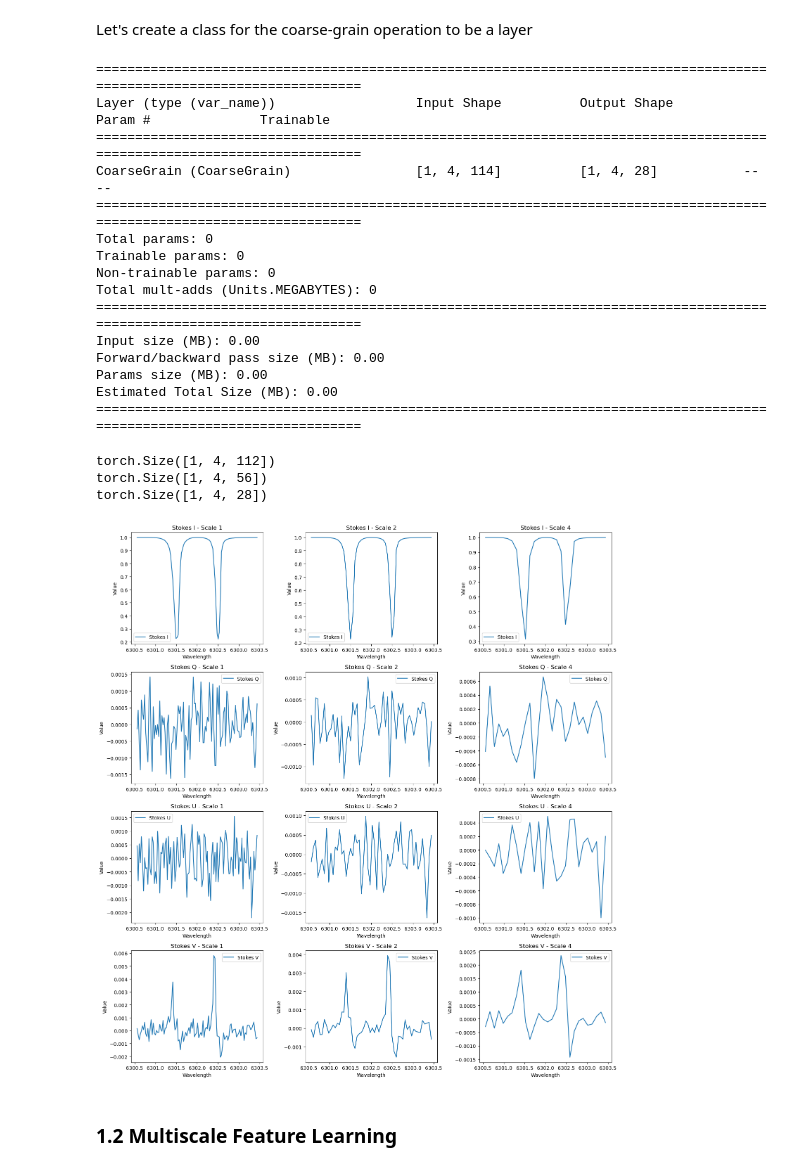
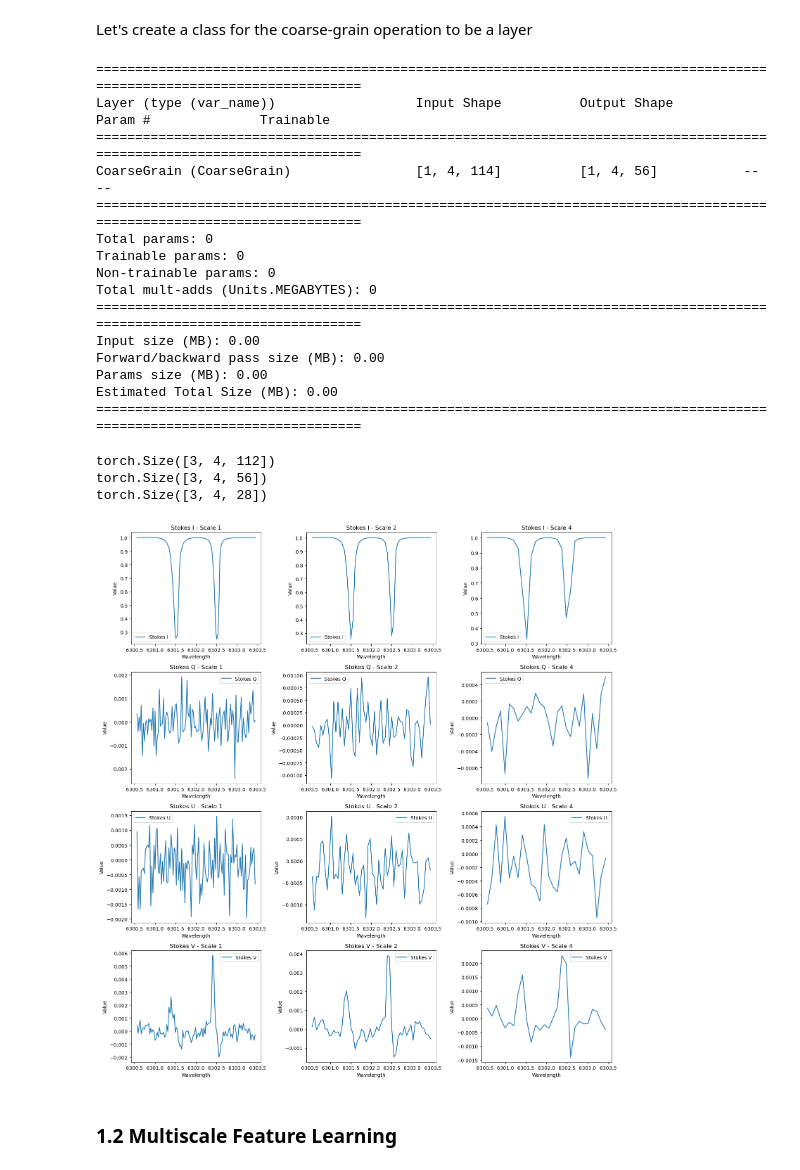
Before and after one commit to juagudeloo/Tesis_maestria_OAN, a Jupyter notebook: notebooks/Check_transforms.ipynb, the cells around one changed output. Cells and saved outputs as stored; diff of their text form; code cells hidden in the pictures.

```diff
--- a/notebooks/Check_transforms.ipynb
+++ b/notebooks/Check_transforms.ipynb
@@ -99,7 +116,7 @@ fig, axs = plt.subplots(2, 2, figsize=(2*5, 2*4))
 channels = ['I', 'Q', 'U', 'V']
 for i in range(4):
     ax = axs[i//2, i%2]
-    ax.plot(new_wl, stokes_array[0,i])
+    ax.plot(new_wl, stokes_arrays[0,i,:])
     ax.set_title(f'Stokes {channels[i]}')
     ax.set_xlabel('Index')
     ax.set_ylabel('Value')
@@ -112,11 +129,14 @@ plt.show()
 scales = [1,2,4]
 
 stokes_scales = {}
-n_samples = stokes_array.size(0)
-n_channels = stokes_array.size(1)
-for sample in range(stokes_array.size(0)):
+n_samples = stokes_arrays.size(0)
+n_channels = stokes_arrays.size(1)
+
+for s in scales:
+    stokes_scales[f"{s}_scale"] = torch.zeros((n_samples, n_channels, new_points // s), dtype=torch.float32, device=device)
+
+for sample in range(n_samples):
     for s in scales:
-        stokes_scales[f"{s}_scale"] = torch.zeros((n_samples, n_channels, new_points // s), dtype=torch.float32, device=device)
         for chan in range(len(channels)):
             for j in range(new_points // s):
-                    stokes_scales[f"{s}_scale"][sample,chan,j] = torch.mean(stokes_array[sample,chan, j*s:(j+1)*s], dim=0)
+                    stokes_scales[f"{s}_scale"][sample,chan,j] = torch.mean(stokes_arrays[sample,chan,j*s:(j+1)*s], dim=0)
@@ -147,21 +171,20 @@ plt.show()
 Let's create a class for the coarse-grain operation to be a layer
 # %%
 class CoarseGrain(nn.Module):
-    def __init__(self, scales: list[int]):
+    def __init__(self, scale: list[int]):
         super(CoarseGrain, self).__init__()
-        self.scales = scales
+        self.scale = scale
 
     def forward(self, x):
-        stokes_scales = {}
-        n_samples = stokes_array.size(0)
-        n_channels = stokes_array.size(1)
-        for sample in range(stokes_array.size(0)):
-            for s in scales:
-                stokes_scales[f"{s}_scale"] = torch.zeros((n_samples, n_channels, new_points // s), dtype=torch.float32, device=device)
-                for chan in range(len(channels)):
-                    for j in range(new_points // s):
-                            stokes_scales[f"{s}_scale"][sample,chan,j] = torch.mean(stokes_array[sample,chan, j*s:(j+1)*s], dim=0)
-        return stokes_scales
+        n_samples = x.size(0)
+        n_channels = x.size(1)
+        stokes_scale = torch.zeros((n_samples, n_channels, new_points // self.scale), dtype=torch.float32, device=device)
+        for sample in range(x.size(0)):
+            for chan in range(len(channels)):
+                for j in range(new_points // self.scale):
+                        stokes_scale[sample,chan,j] = torch.mean(x[sample,chan, j*s:(j+1)*s], dim=0)
+        x = stokes_scale
+        return x
 # %%
 # Create random input sizes
 random_input_image = (1, 4, 114)
@@ -169,7 +192,7 @@ random_input_image_error = (1, 3, 250, 250) # will error because image size is i
 
 
 # Get a summary of the input and outputs of PatchEmbedding (uncomment for full output)
-summary(CoarseGrain([2, 4, 7, 8]),
+summary(CoarseGrain(2),
         input_size=random_input_image, # try swapping this for "random_input_image_error"
         col_names=["input_size", "output_size", "num_params", "trainable"],
         col_width=20,
@@ -178,7 +201,7 @@ summary(CoarseGrain([2, 4, 7, 8]),
 ========================================================================================================================
 Layer (type (var_name))                  Input Shape          Output Shape         Param #              Trainable
 ========================================================================================================================
-CoarseGrain (CoarseGrain)                [1, 4, 114]          [1, 4, 28]           --                   --
+CoarseGrain (CoarseGrain)                [1, 4, 114]          [1, 4, 56]           --                   --
 ========================================================================================================================
 Total params: 0
 Trainable params: 0
@@ -191,30 +214,31 @@ Params size (MB): 0.00
 Estimated Total Size (MB): 0.00
 ========================================================================================================================
 # %%
-coarse_grain_layer = CoarseGrain(scales = scales).to(device)
-stokes_scales = coarse_grain_layer(stokes_array)
+stokes_scales = {}
 for s in scales:
+    coarse_grain_layer = CoarseGrain(scale = s).to(device)
+    stokes_scales[f"{s}_scale"] = coarse_grain_layer(stokes_arrays)
     print(stokes_scales[f"{s}_scale"].size())
 # %% [output]
-torch.Size([1, 4, 112])
-torch.Size([1, 4, 56])
-torch.Size([1, 4, 28])
+torch.Size([3, 4, 112])
+torch.Size([3, 4, 56])
+torch.Size([3, 4, 28])
 # %%
 fig, axs = plt.subplots(4, len(scales), figsize=(len(scales)*5, 4*4))
 
 for i in range(4):
     for idx, s in enumerate(scales):
         ax = axs[i, idx]
-        ax.plot(np.linspace(new_wl[0], new_wl[-1], stokes_scales[f"{s}_scale"].shape[-1]), stokes_scales[f"{s}_scale"][0, i,:], label=f'Stokes {channels[i]}')
+        ax.plot(np.linspace(new_wl[0], new_wl[-1], stokes_scales[f"{s}_scale"].shape[-1]), stokes_scales[f"{s}_scale"][1, i,:], label=f'Stokes {channels[i]}')
         ax.set_title(f'Stokes {channels[i]} - Scale {s}')
         ax.set_xlabel('Wavelength')
         ax.set_ylabel('Value')
         ax.legend()
 
 plt.tight_layout()
 plt.show()
 # %% [output]
-[figure, old version]
+[figure, new version]
 # %% [markdown]
 ### 1.2 Multiscale Feature Learning
 # %% [markdown]
```
Also changed, not shown: parts of 20 cells of this notebook.
